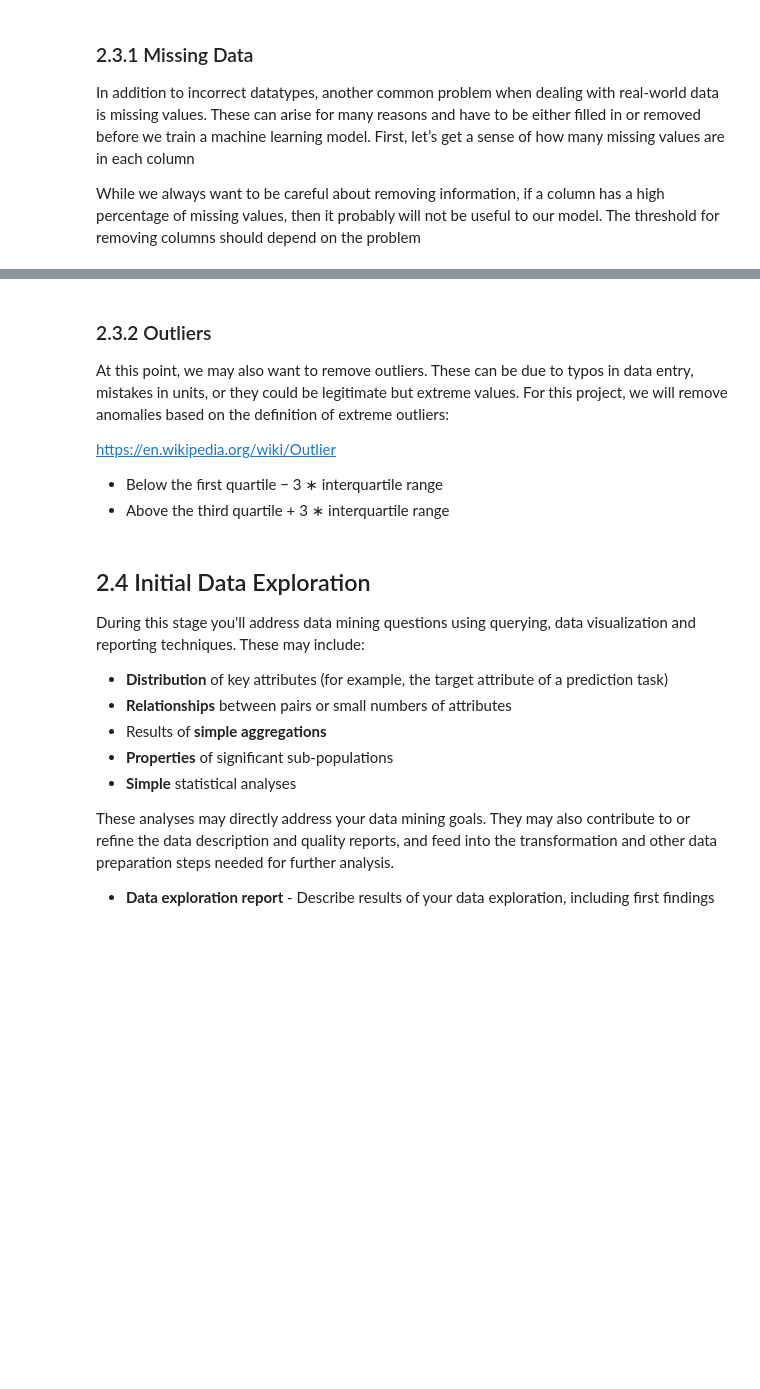
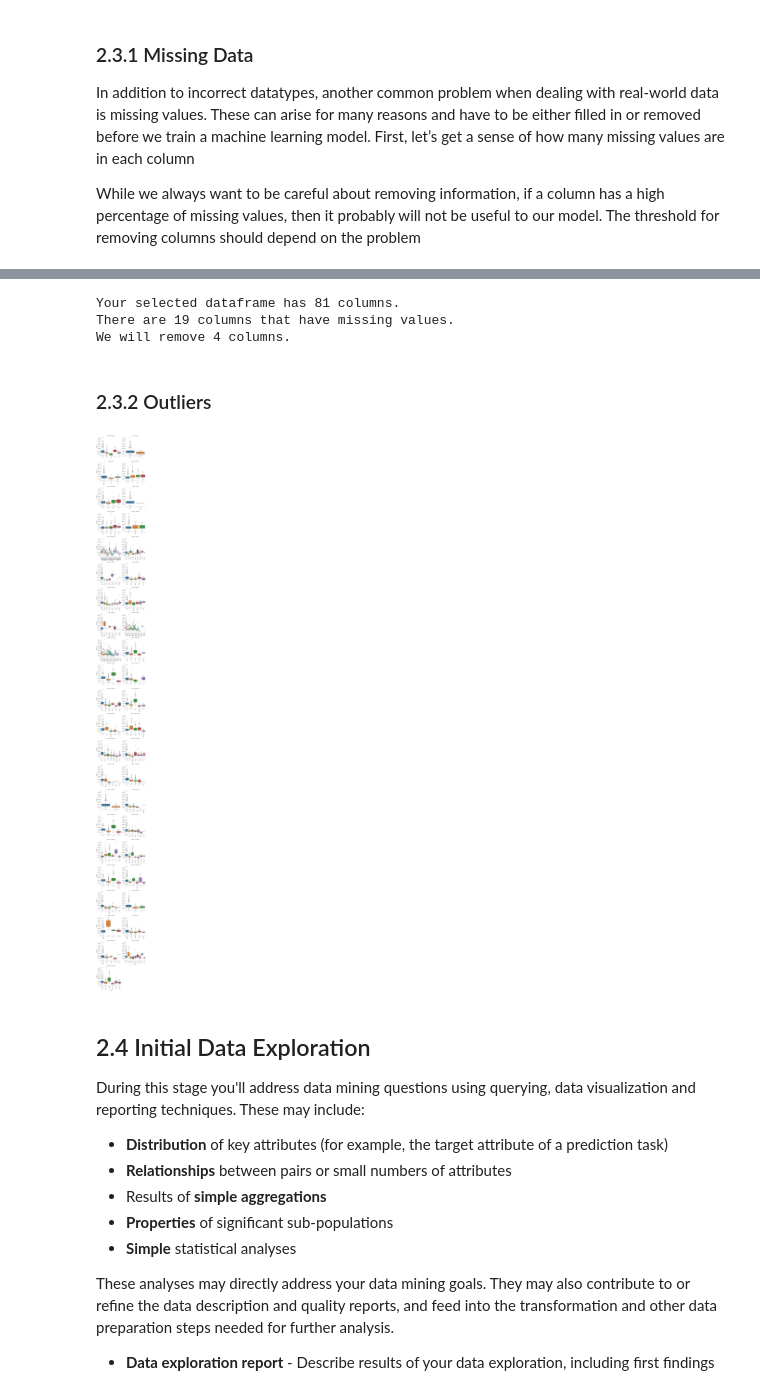
Before and after one commit to freya-git/LAVA, a Jupyter notebook: CRISP-DM_Template.ipynb, the cells around one changed output, grey strips where cells are left out. Drawn from its saved outputs; the diff is of its cells as text; code cells hidden in the pictures; blank space fills up the shorter version.

```diff
--- a/CRISP-DM_Template.ipynb
+++ b/CRISP-DM_Template.ipynb
@@ -141,0 +144,10 @@ df =  pd.read_csv(path, sep=',')
+# %%
+# Data source:
+# ss =  pd.read_csv('data/sample_submission.csv', sep=',')
+test = pd.read_csv('data/test.csv', sep=',')
+train = pd.read_csv('data/train.csv', sep=',')
+# %%
+quantitative = [f for f in train.columns if train.dtypes[f] != 'object']
+quantitative.remove('SalePrice')
+quantitative.remove('Id')
+qualitative = [f for f in train.columns if train.dtypes[f] == 'object']
@@ -188,7 +424,11 @@ missing_values_table(df)
 # %%
 # Get the columns with > 50% missing
-missing_df = missing_values_table(df);
-missing_columns = list(missing_df[missing_df['% of Total Values'] > 50].index)
+missing_train = missing_values_table(train);
+missing_columns = list(missing_train[missing_train['% of Total Values'] > 50].index)
 print('We will remove %d columns.' % len(missing_columns))
+# %% [output]
+Your selected dataframe has 81 columns.
+There are 19 columns that have missing values.
+We will remove 4 columns.
 # %%
 # Drop the columns
@@ -196,11 +436,20 @@ df = df.drop(list(missing_columns))
-# %% [markdown]
-### 2.3.2 Outliers <a class="anchor" id="Outliers"></a>
-At this point, we may also want to remove outliers. These can be due to typos in data entry, mistakes in units, or they could be legitimate but extreme values. For this project, we will remove anomalies based on the definition of extreme outliers:
-
-https://en.wikipedia.org/wiki/Outlier
-
-- Below the first quartile − 3 ∗ interquartile range
-- Above the third quartile + 3 ∗ interquartile range
+# %% [markdown]
+### 2.3.2 Outliers <a class="anchor" id="Outliers"></a>
+# %%
+for c in qualitative:
+    train[c] = train[c].astype('category')
+    if train[c].isnull().any():
+        train[c] = train[c].cat.add_categories(['MISSING'])
+        train[c] = train[c].fillna('MISSING')
+
+def boxplot(x, y, **kwargs):
+    sns.boxplot(x=x, y=y)
+    x=plt.xticks(rotation=90)
+f = pd.melt(train, id_vars=['SalePrice'], value_vars=qualitative)
+g = sns.FacetGrid(f, col="variable",  col_wrap=2, sharex=False, sharey=False, height=5)
+g = g.map(boxplot, "value", "SalePrice")
+# %% [output]
+[figure, added]
 # %% [markdown]
 ## 2.4 Initial Data Exploration  <a class="anchor" id="Exploredata"></a>
 During this stage you'll address data mining questions using querying, data visualization and reporting techniques. These may include:
```
Also changed, not shown: parts of 45 cells of this notebook.
